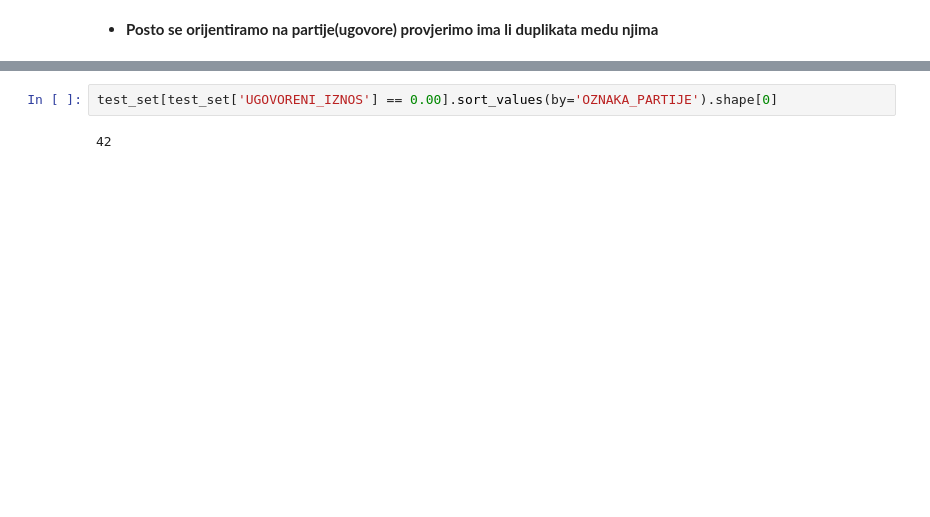
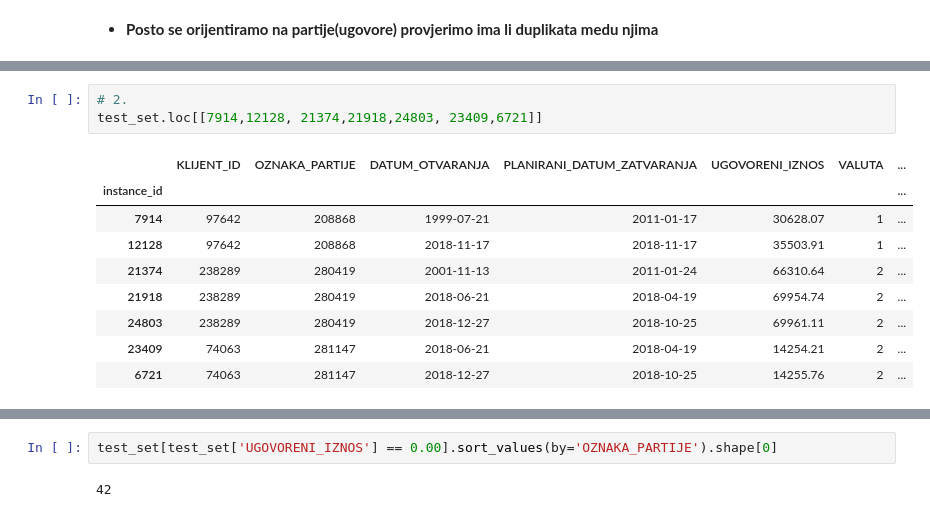
Before and after one commit to DavorPenzar/mozgalo, a Jupyter notebook: Analiza_test_skupa.ipynb, the cells around one changed output, grey strips where cells are left out. Drawn from its saved outputs; the diff is of its cells as text; blank space fills up the shorter version.

```diff
--- a/Analiza_test_skupa.ipynb
+++ b/Analiza_test_skupa.ipynb
@@ -80,0 +109,13 @@ o_p_dt.shape[0], o_p[o_p.duplicated()].shape[0]
+# %%
+# 2.
+test_set.loc[[7914,12128, 21374,21918,24803, 23409,6721]]
+# %% [output]
+|  | KLIJENT_ID | OZNAKA_PARTIJE | DATUM_OTVARANJA | PLANIRANI_DATUM_ZATVARANJA | UGOVORENI_IZNOS | VALUTA | ... |
+| instance_id |  |  |  |  |  |  | ... |
+| 7914 | 97642 | 208868 | 1999-07-21 | 2011-01-17 | 30628.07 | 1 | ... |
+| 12128 | 97642 | 208868 | 2018-11-17 | 2018-11-17 | 35503.91 | 1 | ... |
+| 21374 | 238289 | 280419 | 2001-11-13 | 2011-01-24 | 66310.64 | 2 | ... |
+| 21918 | 238289 | 280419 | 2018-06-21 | 2018-04-19 | 69954.74 | 2 | ... |
+| 24803 | 238289 | 280419 | 2018-12-27 | 2018-10-25 | 69961.11 | 2 | ... |
+| 23409 | 74063 | 281147 | 2018-06-21 | 2018-04-19 | 14254.21 | 2 | ... |
+| 6721 | 74063 | 281147 | 2018-12-27 | 2018-10-25 | 14255.76 | 2 | ... |
```
Also changed, not shown: parts of 29 cells of this notebook.
